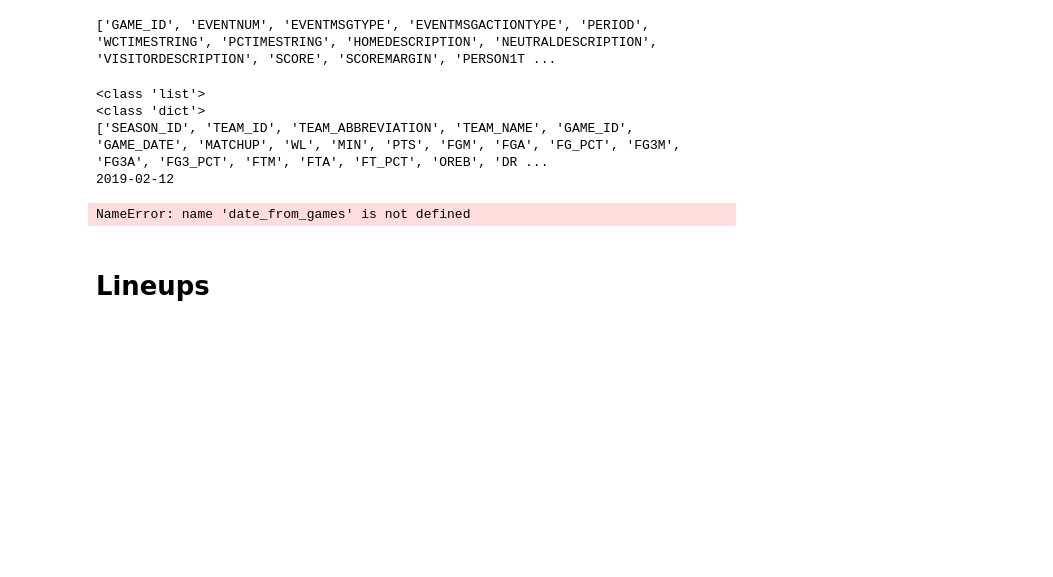
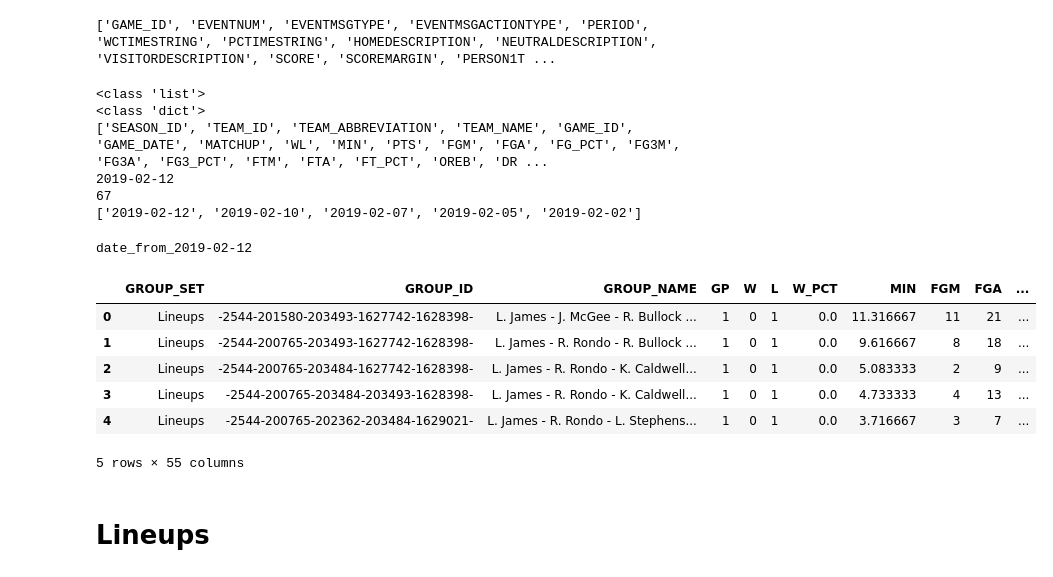
Before and after one commit to DylanHong/Math76, a Jupyter notebook: PlayByPlay.ipynb, the cells around one changed output. Saved outputs shown, nothing was run; the diff lists cells and outputs as text; code cells hidden in the pictures; blank space fills up the shorter version.

Commit message:
Lineups by game udpate

```diff
--- a/PlayByPlay.ipynb
+++ b/PlayByPlay.ipynb
@@ -157,22 +157,44 @@ print(type(games))
 print(type(games[0]))
 print(list(games[0]))
 print(games[0]["GAME_DATE"])
+print(len(games))
 
 #Get all the game dates
+gamedates = []
+for game in games:
+    gamedates.append(game["GAME_DATE"])
+print(gamedates[:5])
+
+#Combine dataframes
+for date in gamedates:
+    tempdf = teamdashlineups.TeamDashLineups(
+        lakers_id,date_from_nullable = date, date_to_nullable = date).get_data_frames()[1]
+    df3.append(tempdf)
 # %% [output]
 <class 'list'>
 <class 'dict'>
 ['SEASON_ID', 'TEAM_ID', 'TEAM_ABBREVIATION', 'TEAM_NAME', 'GAME_ID', 'GAME_DATE', 'MATCHUP', 'WL', 'MIN', 'PTS', 'FGM', 'FGA', 'FG_PCT', 'FG3M', 'FG3A', 'FG3_PCT', 'FTM', 'FTA', 'FT_PCT', 'OREB', 'DR ...
 2019-02-12
+67
+['2019-02-12', '2019-02-10', '2019-02-07', '2019-02-05', '2019-02-02']
 # %%
 #Filter lineups by date
 from nba_api.stats.endpoints import teamdashlineups
 temp = "date_from_" + str(games[0]["GAME_DATE"])
 temp2 = "date_to_" + str(games[0]["GAME_DATE"])
-df2 = teamdashlineups.TeamDashLineups(lakers_id,temp,temp2).get_data_frames()[1]
+print(temp)
+#df2 = teamdashlineups.TeamDashLineups(lakers_id,temp,temp2).get_data_frames()[1]
+df2 = teamdashlineups.TeamDashLineups(lakers_id,date_from_nullable = "2019-02-11", date_to_nullable = "2019-02-13").get_data_frames()[1]
 df2.head()
 # %% [output]
-NameError: name 'date_from_games' is not defined
+date_from_2019-02-12
+|  | GROUP_SET | GROUP_ID | GROUP_NAME | GP | W | L | W_PCT | MIN | FGM | FGA | ... |
+| 0 | Lineups | -2544-201580-203493-1627742-1628398- | L. James - J. McGee - R. Bullock ... | 1 | 0 | 1 | 0.0 | 11.316667 | 11 | 21 | ... |
+| 1 | Lineups | -2544-200765-203493-1627742-1628398- | L. James - R. Rondo - R. Bullock ... | 1 | 0 | 1 | 0.0 | 9.616667 | 8 | 18 | ... |
+| 2 | Lineups | -2544-200765-203484-1627742-1628398- | L. James - R. Rondo - K. Caldwell... | 1 | 0 | 1 | 0.0 | 5.083333 | 2 | 9 | ... |
+| 3 | Lineups | -2544-200765-203484-203493-1628398- | L. James - R. Rondo - K. Caldwell... | 1 | 0 | 1 | 0.0 | 4.733333 | 4 | 13 | ... |
+| 4 | Lineups | -2544-200765-202362-203484-1629021- | L. James - R. Rondo - L. Stephens... | 1 | 0 | 1 | 0.0 | 3.716667 | 3 | 7 | ... |
+5 rows × 55 columns
 # %%
 #Present the total and say this is totals
 #THen look at per game
```
